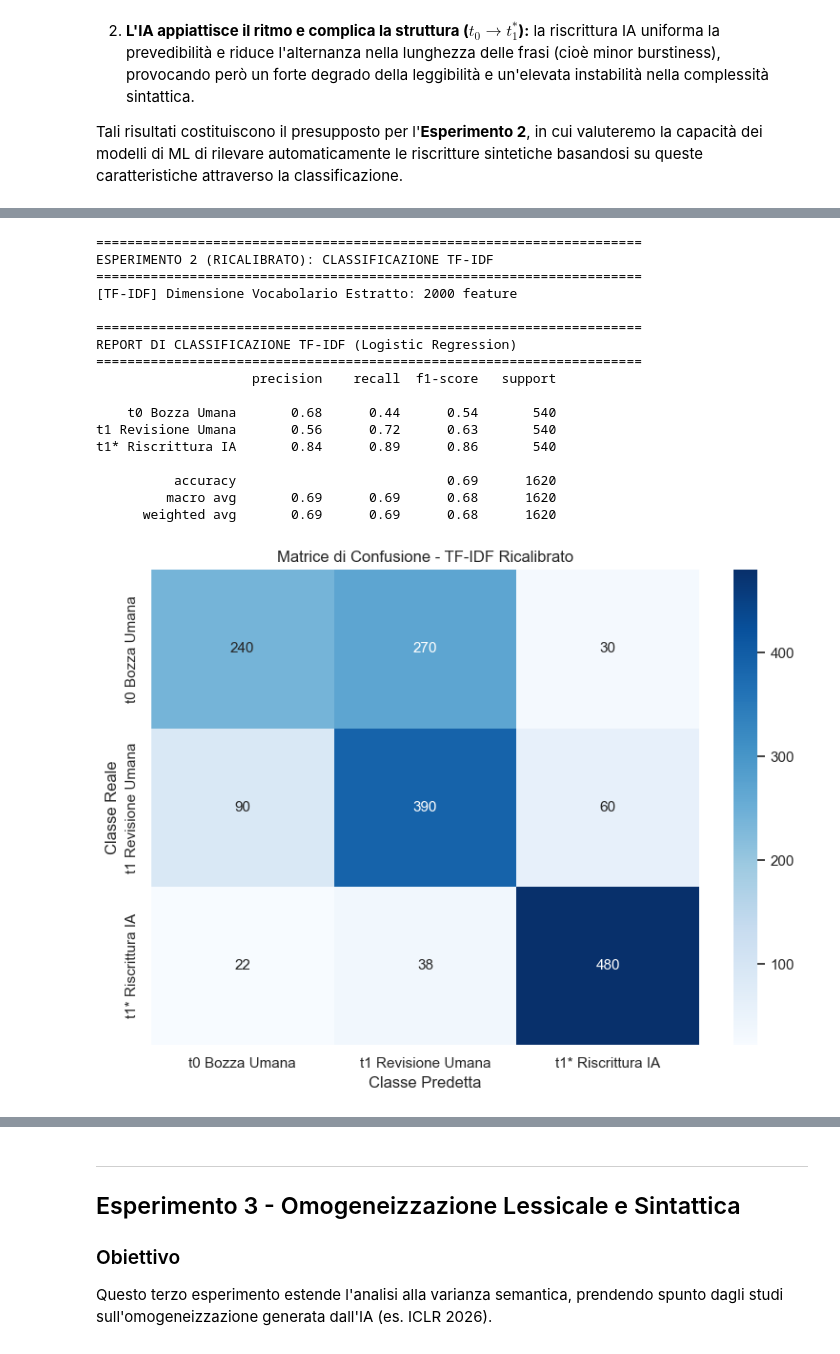
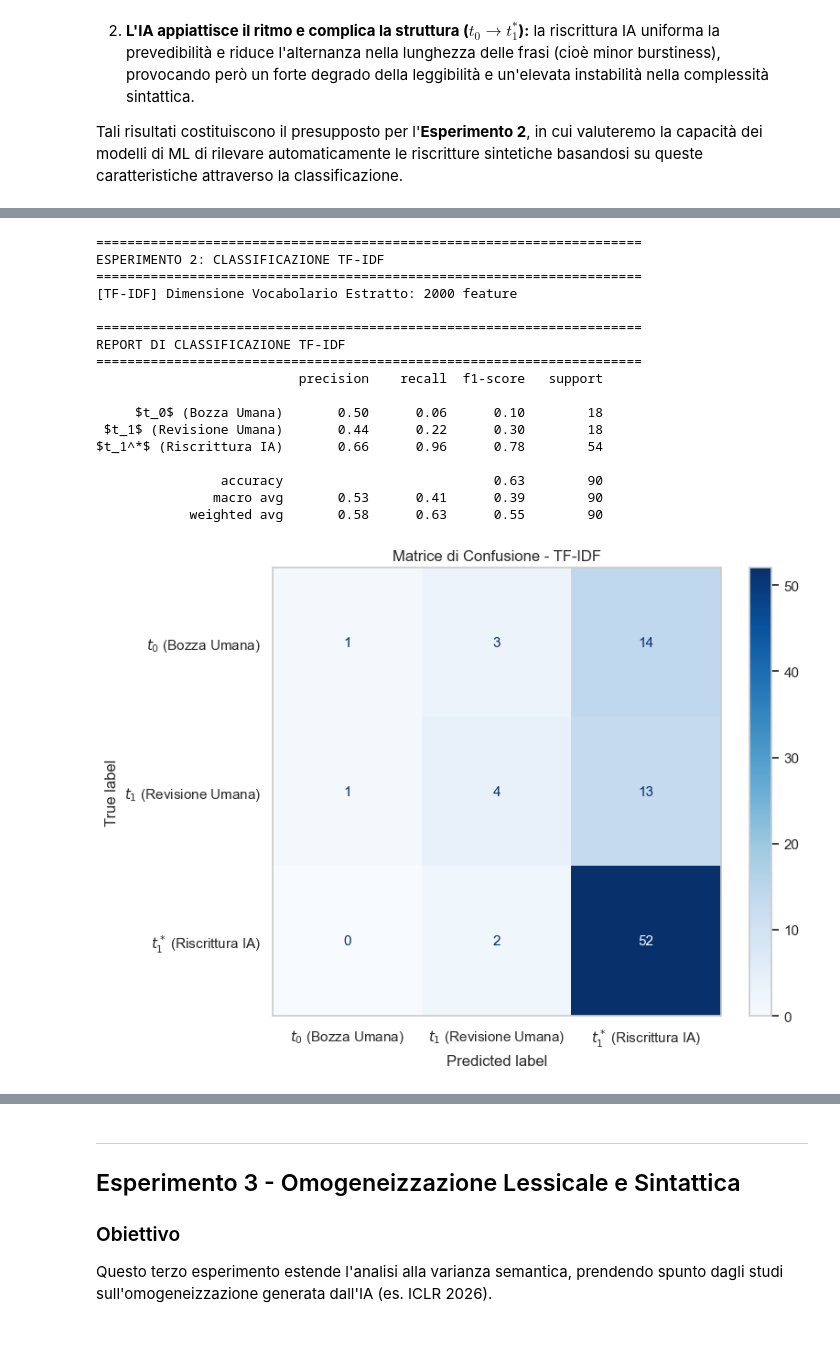
Before and after one commit to MarcoDeLuca21/project_work_nlp, a Jupyter notebook: notebook.ipynb, the cells around one changed output, grey strips where cells are left out. Saved outputs shown, nothing was run; the diff lists cells and outputs as text; code cells hidden in the pictures.

```diff
--- a/notebook.ipynb
+++ b/notebook.ipynb
@@ -682,59 +610,54 @@ I coefficienti confermano che il modello cattura indicatori stilometrici reali.
 # %%
 print("=" * 70)
-print("ESPERIMENTO 2 (RICALIBRATO): CLASSIFICAZIONE TF-IDF")
+print("ESPERIMENTO 2: CLASSIFICAZIONE TF-IDF")
 print("=" * 70)
 
-# 1. Vettorializzazione TF-IDF (solo unigrammi per escludere n-grammi di dominio)
-tfidf_vectorizer = TfidfVectorizer(
-    max_features=2000,
-    ngram_range=(1, 1),
-    stop_words="english",
-    sublinear_tf=True
-)
+target_names = ["$t_0$ (Bozza Umana)", "$t_1$ (Revisione Umana)", "$t_1^*$ (Riscrittura IA)"]
+
+# vettorializzazione TF-IDF
+tfidf_vectorizer = TfidfVectorizer(max_features=2000,ngram_range=(1, 1),stop_words="english",sublinear_tf=True)
 
 X_train_tfidf = tfidf_vectorizer.fit_transform(X_train)
 X_test_tfidf = tfidf_vectorizer.transform(X_test)
 
 print(f"[TF-IDF] Dimensione Vocabolario Estratto: {X_train_tfidf.shape[1]} feature")
 
-# 2. Addestramento Logistic Regression
-clf_tfidf = LogisticRegression(max_iter=1000, random_state=42)
+# logistic regression standard senza pesi
+clf_tfidf = LogisticRegression(max_iter=1000, class_weight=None, random_state=42)
 clf_tfidf.fit(X_train_tfidf, y_train)
 
-# 3. Predizione e Valutazione
+# predizione e valutazione
 y_pred_tfidf = clf_tfidf.predict(X_test_tfidf)
 
 print("\n" + "=" * 70)
-print("REPORT DI CLASSIFICAZIONE TF-IDF (Logistic Regression)")
+print("REPORT DI CLASSIFICAZIONE TF-IDF")
 print("=" * 70)
 print(classification_report(y_test, y_pred_tfidf, target_names=target_names))
 
-# Matrice di Confusione TF-IDF
-cm_tfidf = confusion_matrix(y_test, y_pred_tfidf)
-plt.figure(figsize=(8, 6))
-sns.heatmap(cm_tfidf, annot=True, fmt="d", cmap="Blues", xticklabels=target_names, yticklabels=target_names)
-plt.title("Matrice di Confusione - TF-IDF Ricalibrato")
-plt.xlabel("Classe Predetta")
-plt.ylabel("Classe Reale")
+# matrice di Confusione
+fig, ax = plt.subplots(figsize=(8, 6))
+ConfusionMatrixDisplay.from_predictions(y_test,y_pred_tfidf,display_labels=target_names,cmap="Blues",ax=ax)
+plt.title("Matrice di Confusione - TF-IDF")
+plt.grid(False)
 plt.tight_layout()
 plt.show()
 # %% [output]
 ======================================================================
-ESPERIMENTO 2 (RICALIBRATO): CLASSIFICAZIONE TF-IDF
+ESPERIMENTO 2: CLASSIFICAZIONE TF-IDF
 ======================================================================
 [TF-IDF] Dimensione Vocabolario Estratto: 2000 feature
 
 ======================================================================
-REPORT DI CLASSIFICAZIONE TF-IDF (Logistic Regression)
+REPORT DI CLASSIFICAZIONE TF-IDF
 ======================================================================
-                    precision    recall  f1-score   support
+                          precision    recall  f1-score   support
 
-    t0 Bozza Umana       0.68      0.44      0.54       540
-t1 Revisione Umana       0.56      0.72      0.63       540
-t1* Riscrittura IA       0.84      0.89      0.86       540
+     $t_0$ (Bozza Umana)       0.50      0.06      0.10        18
+ $t_1$ (Revisione Umana)       0.44      0.22      0.30        18
+$t_1^*$ (Riscrittura IA)       0.66      0.96      0.78        54
 
-          accuracy                           0.69      1620
-         macro avg       0.69      0.69      0.68      1620
-      weighted avg       0.69      0.69      0.68      1620
+                accuracy                           0.63        90
+               macro avg       0.53      0.41      0.39        90
+            weighted avg       0.58      0.63      0.55        90
-[figure, old version]
+[figure, new version]
 # %% [markdown]
```
Also changed, not shown: parts of 17 cells of this notebook.
